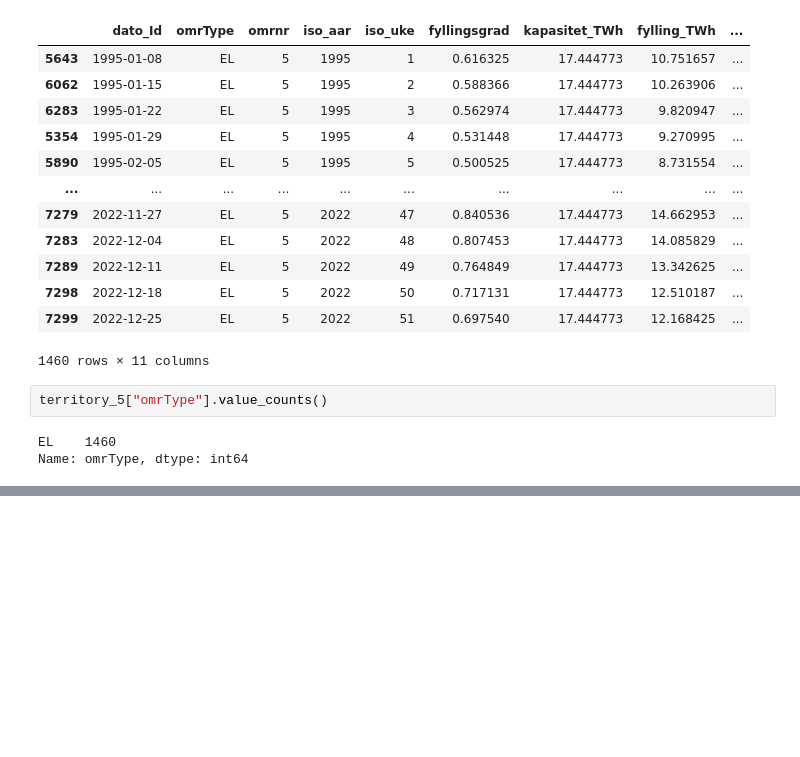
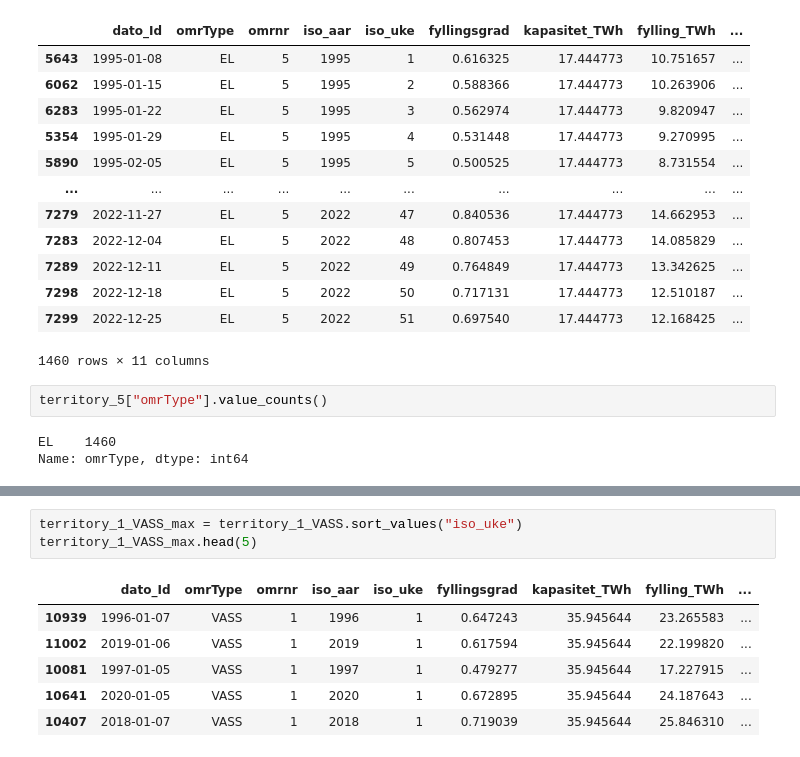
Before and after one commit to MariaaAT/magasinstatistikk, a Jupyter notebook: magasinstatistikk.ipynb, the cells around one changed output, grey strips where cells are left out. Cells and saved outputs as stored; diff of their text form; blank space fills up the shorter version.

```diff
--- a/magasinstatistikk.ipynb
+++ b/magasinstatistikk.ipynb
@@ -181,0 +205,10 @@ Name: omrType, dtype: int64
+# %%
+territory_1_VASS_max = territory_1_VASS.sort_values("iso_uke")
+territory_1_VASS_max.head(5)
+# %% [output]
+|  | dato_Id | omrType | omrnr | iso_aar | iso_uke | fyllingsgrad | kapasitet_TWh | fylling_TWh | ... |
+| 10939 | 1996-01-07 | VASS | 1 | 1996 | 1 | 0.647243 | 35.945644 | 23.265583 | ... |
+| 11002 | 2019-01-06 | VASS | 1 | 2019 | 1 | 0.617594 | 35.945644 | 22.199820 | ... |
+| 10081 | 1997-01-05 | VASS | 1 | 1997 | 1 | 0.479277 | 35.945644 | 17.227915 | ... |
+| 10641 | 2020-01-05 | VASS | 1 | 2020 | 1 | 0.672895 | 35.945644 | 24.187643 | ... |
+| 10407 | 2018-01-07 | VASS | 1 | 2018 | 1 | 0.719039 | 35.945644 | 25.846310 | ... |
```
Also changed, not shown: parts of 7 cells of this notebook, 1 other file.
